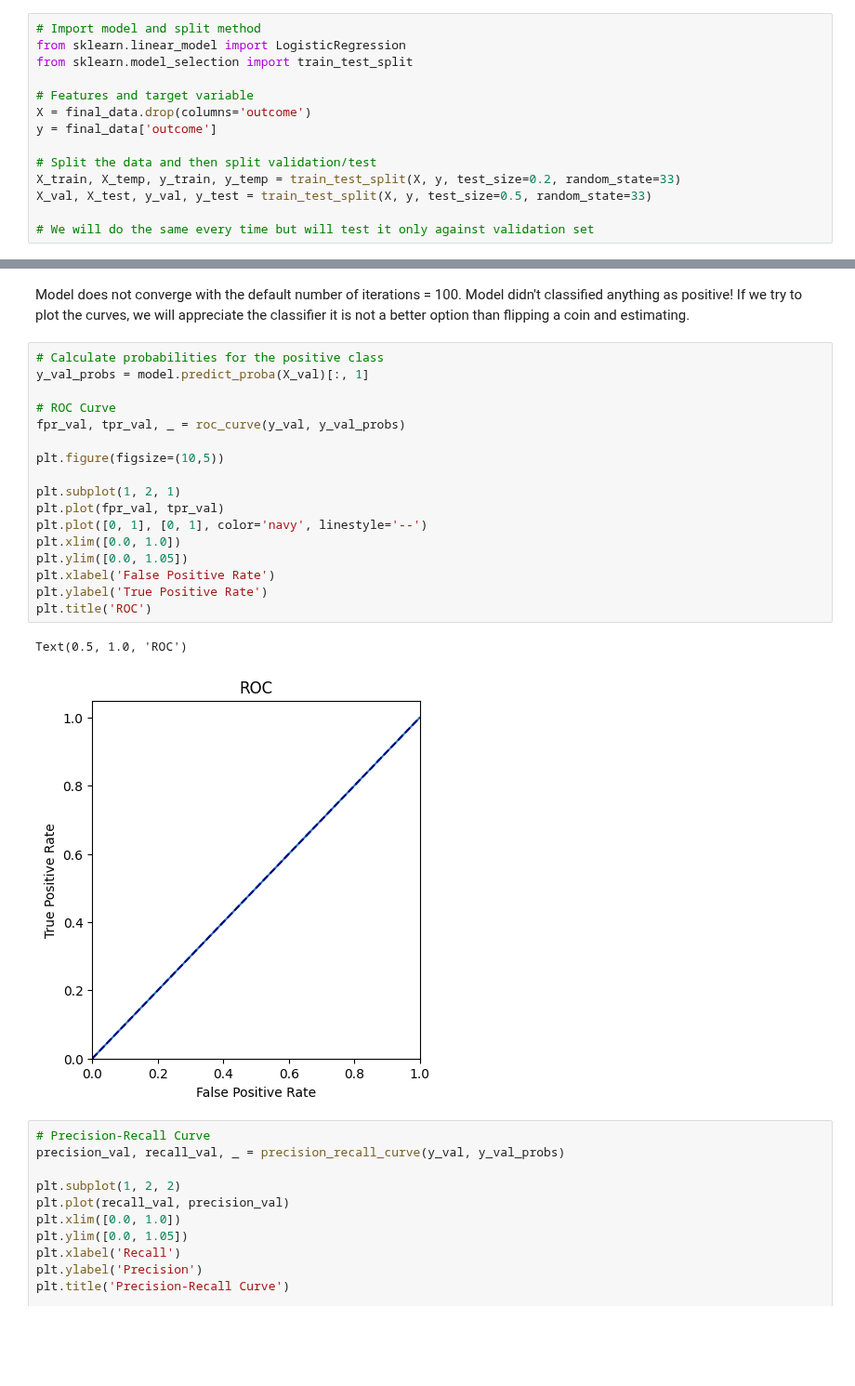
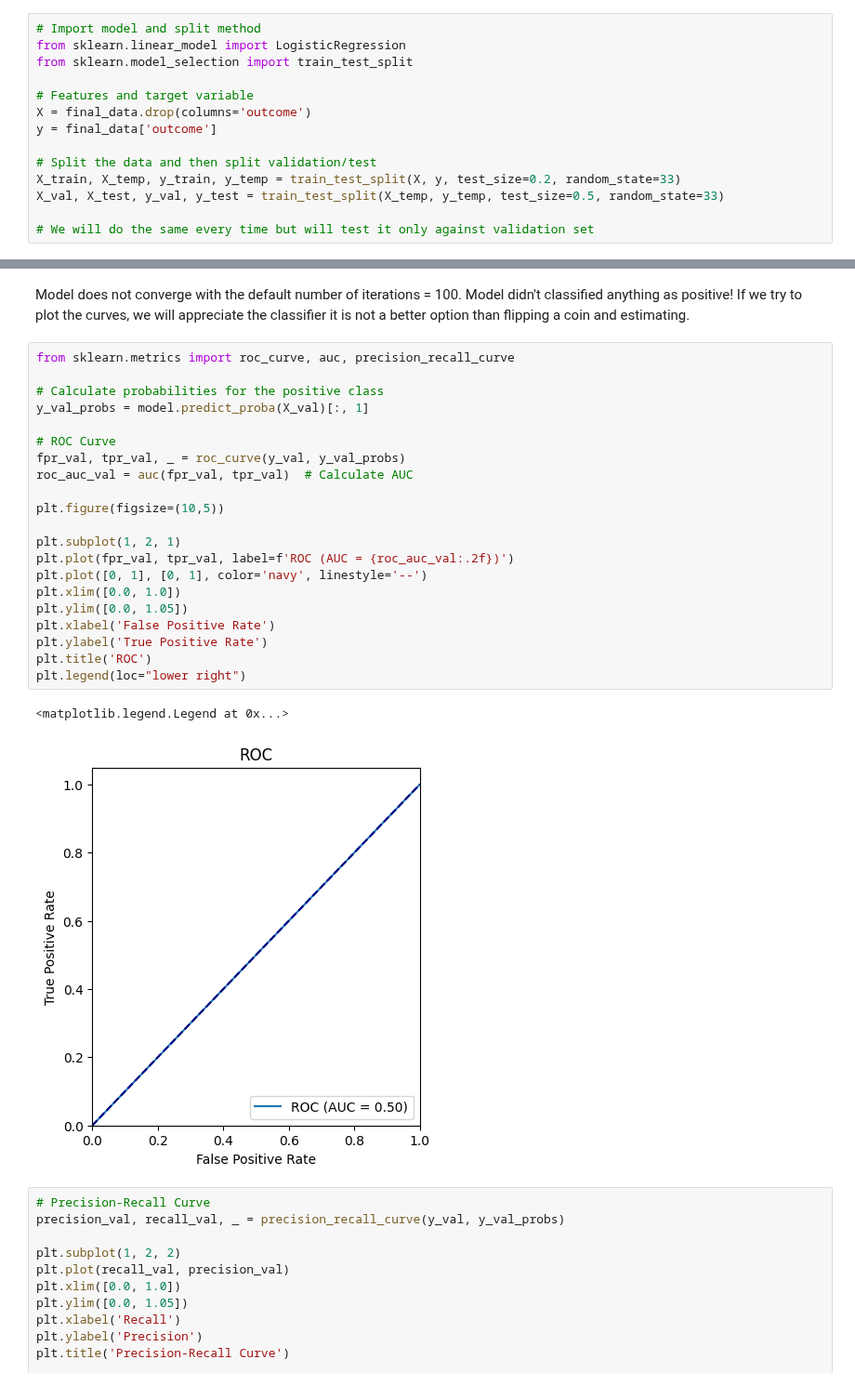
Before and after one commit to dan1dr/zrive-ds, a Jupyter notebook: src/module_3/push_exploration.ipynb, the cells around one changed output, grey strips where cells are left out. Shown at 93% size. Saved outputs shown, nothing was run; the diff lists cells and outputs as text; blank space fills up the shorter version.

```diff
--- a/src/module_3/push_exploration.ipynb
+++ b/src/module_3/push_exploration.ipynb
@@ -196,7 +197,7 @@ y = final_data['outcome']
 
 # Split the data and then split validation/test
 X_train, X_temp, y_train, y_temp = train_test_split(X, y, test_size=0.2, random_state=33)
-X_val, X_test, y_val, y_test = train_test_split(X, y, test_size=0.5, random_state=33)
+X_val, X_test, y_val, y_test = train_test_split(X_temp, y_temp, test_size=0.5, random_state=33)
 
 # We will do the same every time but will test it only against validation set
 # %%
@@ -245,25 +245,29 @@ Watch out: Rows are actual values (N and P), cols are predicted (N and P)
 # %% [markdown]
 Model does not converge with the default number of iterations = 100. Model didn't classified anything as positive! If we try to plot the curves, we will appreciate the classifier it is not a better option than flipping a coin and estimating.
 # %%
+from sklearn.metrics import roc_curve, auc, precision_recall_curve
+
 # Calculate probabilities for the positive class
 y_val_probs = model.predict_proba(X_val)[:, 1]
 
 # ROC Curve
 fpr_val, tpr_val, _ = roc_curve(y_val, y_val_probs)
+roc_auc_val = auc(fpr_val, tpr_val)  # Calculate AUC
 
 plt.figure(figsize=(10,5))
 
 plt.subplot(1, 2, 1)
-plt.plot(fpr_val, tpr_val)
+plt.plot(fpr_val, tpr_val, label=f'ROC (AUC = {roc_auc_val:.2f})')
 plt.plot([0, 1], [0, 1], color='navy', linestyle='--')
 plt.xlim([0.0, 1.0])
 plt.ylim([0.0, 1.05])
 plt.xlabel('False Positive Rate')
 plt.ylabel('True Positive Rate')
 plt.title('ROC')
+plt.legend(loc="lower right")
 # %% [output]
-Text(0.5, 1.0, 'ROC')
+<matplotlib.legend.Legend at 0x...>
-[figure, old version]
+[figure, new version]
 # %%
 # Precision-Recall Curve
 precision_val, recall_val, _ = precision_recall_curve(y_val, y_val_probs)
```
Also changed, not shown: parts of 31 cells of this notebook.
